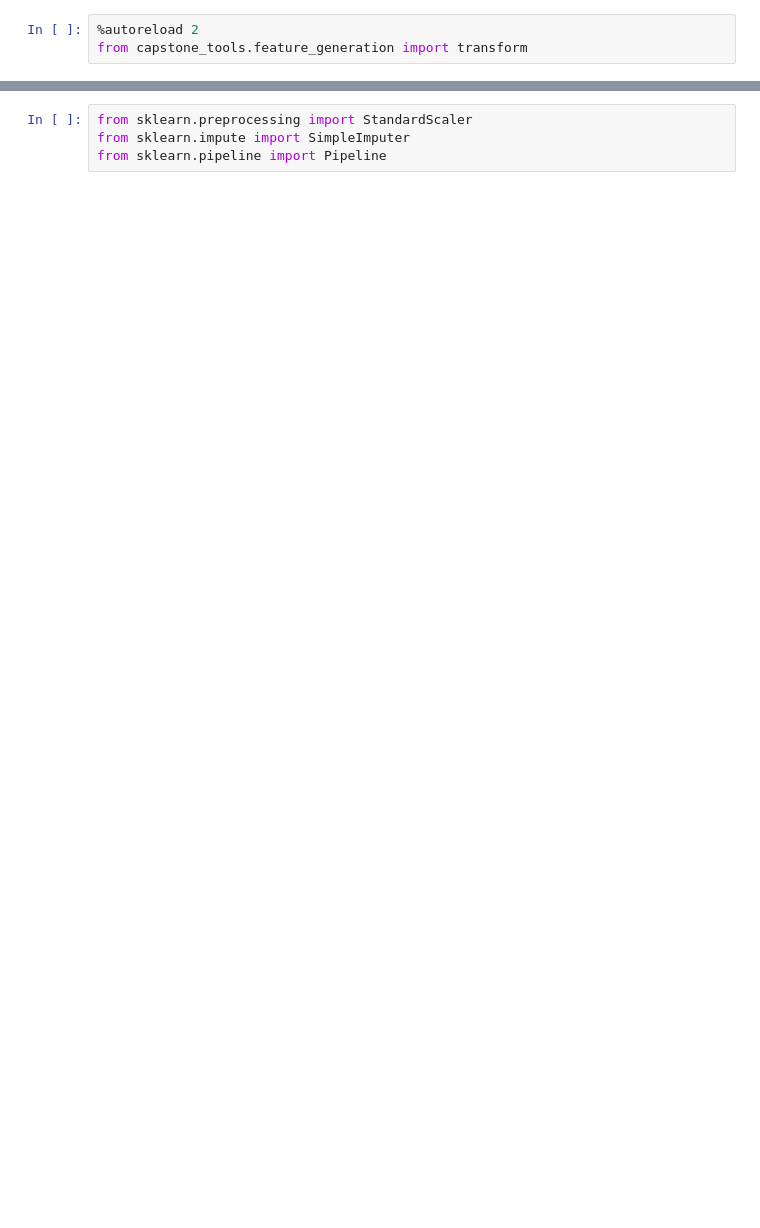
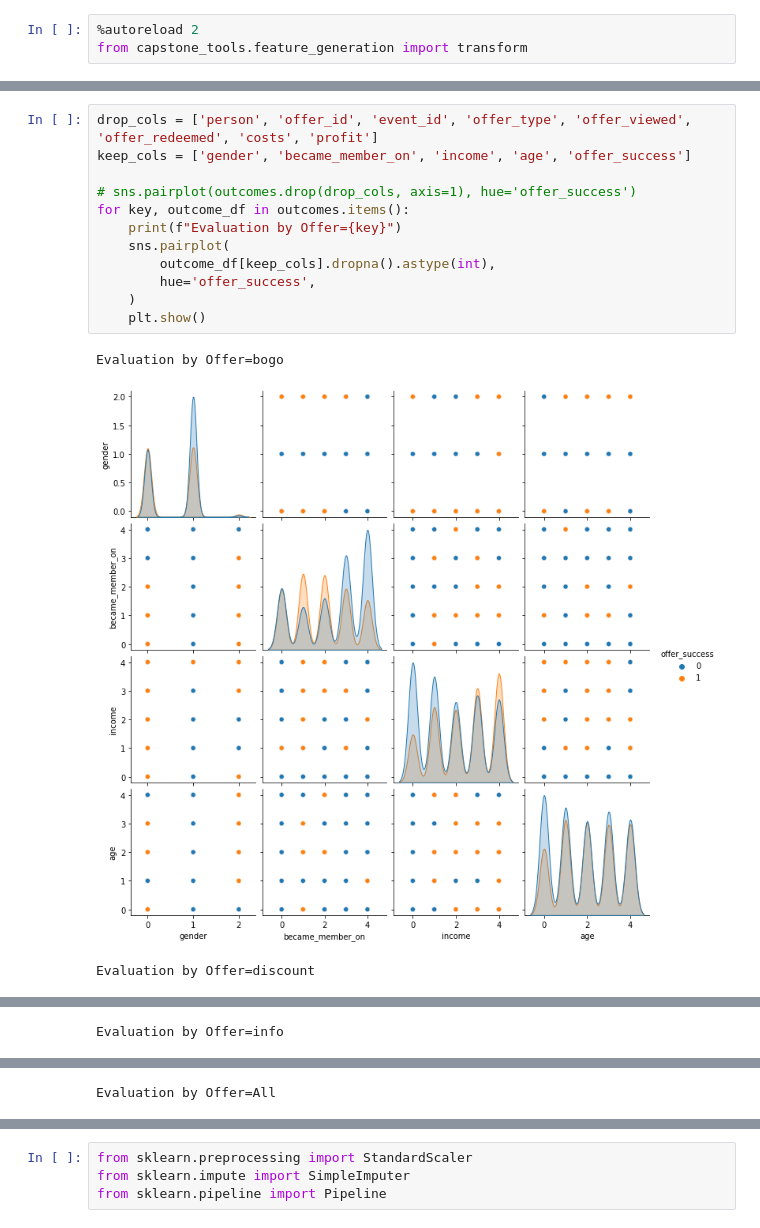
Before and after one commit to amcumber/udacity-mle-capstone-project, a Jupyter notebook: Starbucks_Capstone_notebook.ipynb, the cells around one changed output, grey strips where cells are left out. Saved outputs shown, nothing was run; the diff lists cells and outputs as text; blank space fills up the shorter version.

```diff
--- a/Starbucks_Capstone_notebook.ipynb
+++ b/Starbucks_Capstone_notebook.ipynb
@@ -478,0 +528,16 @@ model_data = merge_to_best_offer_profile(transformed_dfs['profile'], best_offers
+# %%
+drop_cols = ['person', 'offer_id', 'event_id', 'offer_type', 'offer_viewed', 'offer_redeemed', 'costs', 'profit']
+keep_cols = ['gender', 'became_member_on', 'income', 'age', 'offer_success']
+
+# sns.pairplot(outcomes.drop(drop_cols, axis=1), hue='offer_success')
+for key, outcome_df in outcomes.items():
+    print(f"Evaluation by Offer={key}")
+    sns.pairplot(
+        outcome_df[keep_cols].dropna().astype(int),
+        hue='offer_success',
+    )
+    plt.show()
+# %% [output]
+Evaluation by Offer=bogo
+[figure, added]
+Evaluation by Offer=discount
@@ -478,0 +545 @@ model_data = merge_to_best_offer_profile(transformed_dfs['profile'], best_offers
+Evaluation by Offer=info
@@ -478,0 +547 @@ model_data = merge_to_best_offer_profile(transformed_dfs['profile'], best_offers
+Evaluation by Offer=All
```
Also changed, not shown: parts of 50 cells of this notebook, 9 other files.
